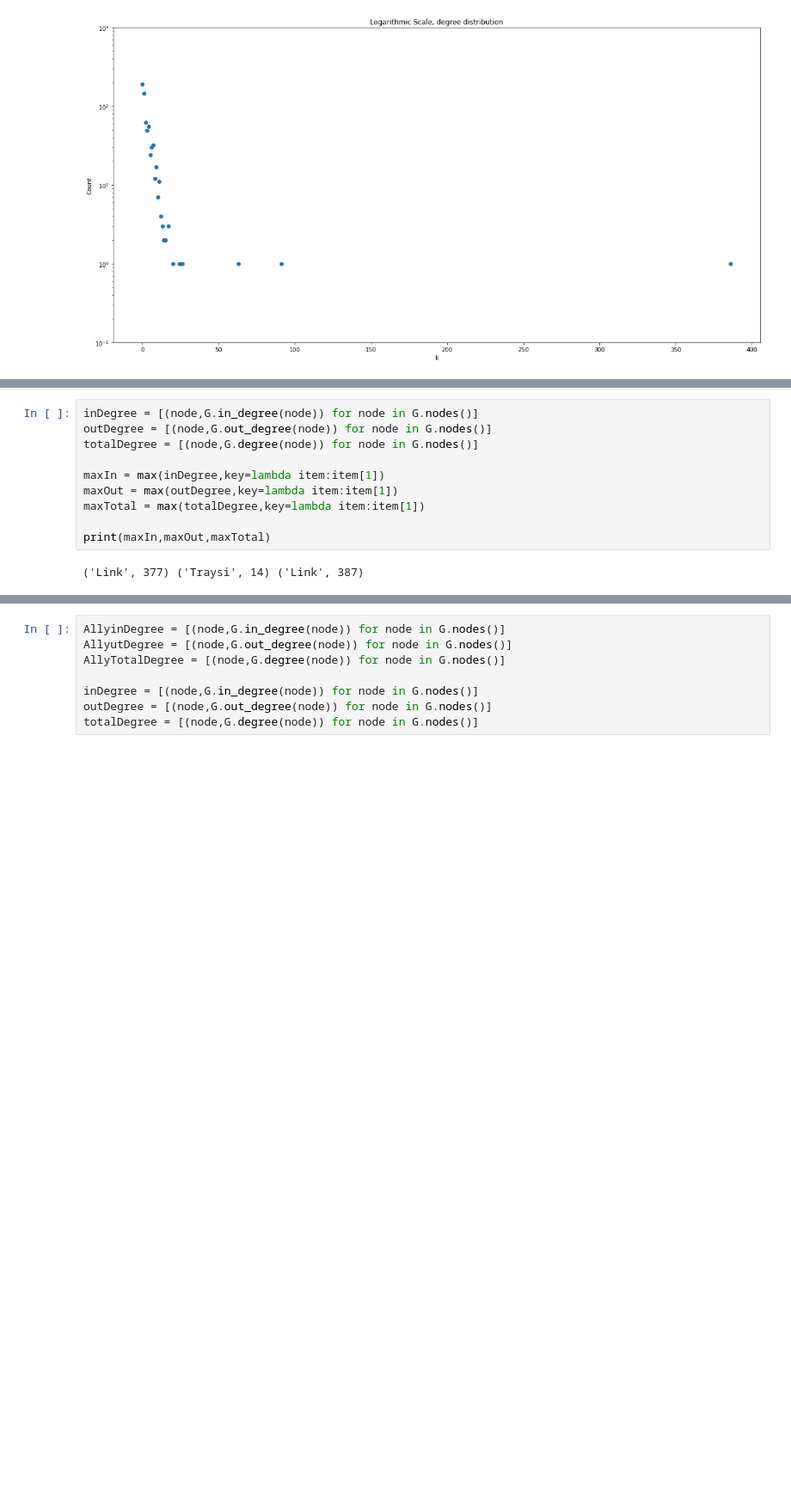
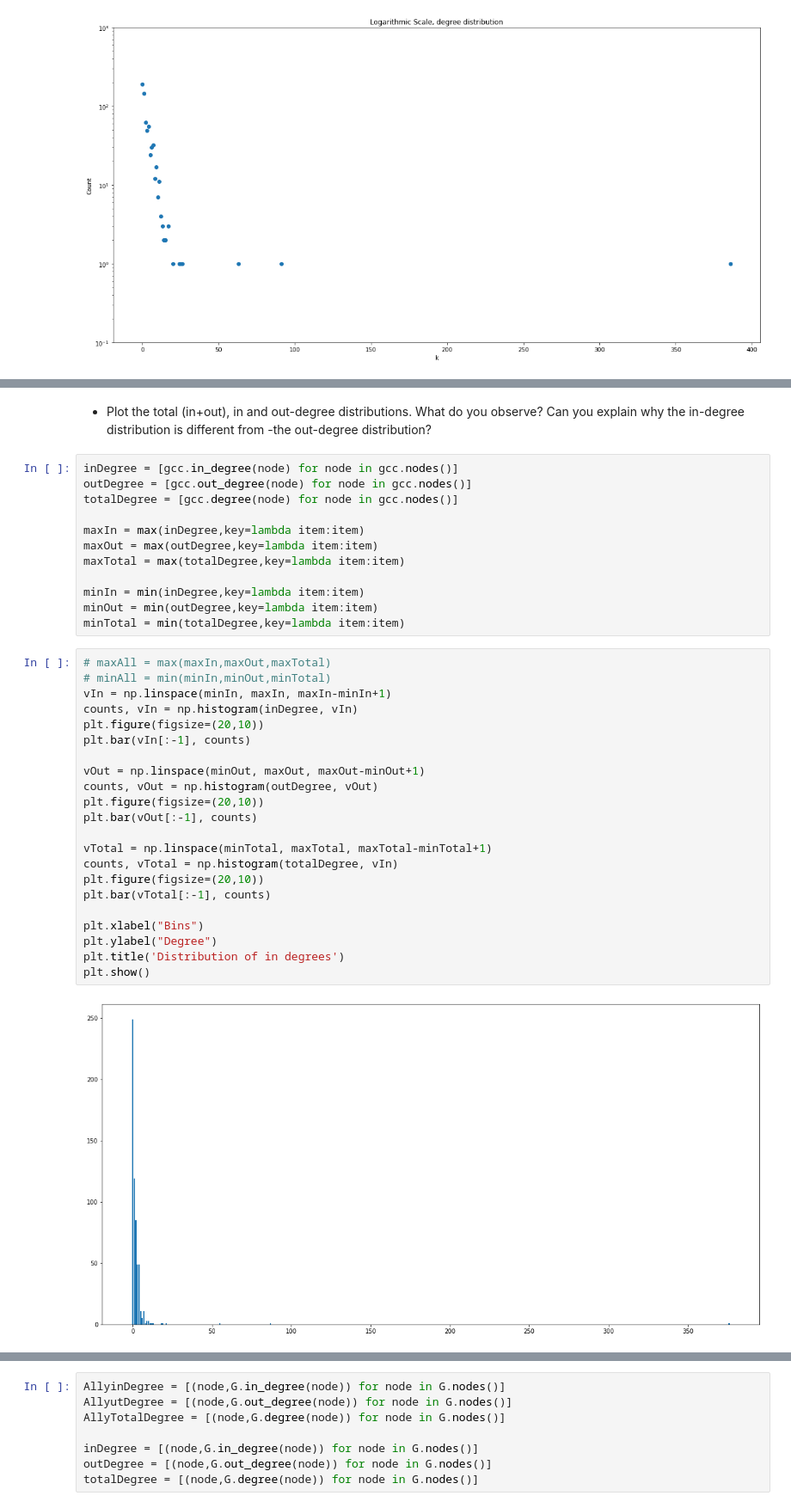
Before and after one commit to BerglindLilja/DataQueens, a Jupyter notebook: vika 4/botwNetwork.ipynb, the cells around one changed output, grey strips where cells are left out. Shown: that part at 86% size. Drawn from its saved outputs; the diff is of its cells as text; blank space fills up the shorter version.

```diff
--- a/vika 4/botwNetwork.ipynb
+++ b/vika 4/botwNetwork.ipynb
@@ -272,12 +271,38 @@ Average out degree:   2.2637
+# %% [markdown]
+- Plot the total (in+out), in and out-degree distributions. What do you observe? Can you explain why the in-degree distribution is different from -the out-degree distribution?
 # %%
-inDegree = [(node,G.in_degree(node)) for node in G.nodes()]
-outDegree = [(node,G.out_degree(node)) for node in G.nodes()]
-totalDegree = [(node,G.degree(node)) for node in G.nodes()]
+inDegree = [gcc.in_degree(node) for node in gcc.nodes()]
+outDegree = [gcc.out_degree(node) for node in gcc.nodes()]
+totalDegree = [gcc.degree(node) for node in gcc.nodes()]
 
-maxIn = max(inDegree,key=lambda item:item[1])
-maxOut = max(outDegree,key=lambda item:item[1])
-maxTotal = max(totalDegree,key=lambda item:item[1])
+maxIn = max(inDegree,key=lambda item:item)
+maxOut = max(outDegree,key=lambda item:item)
+maxTotal = max(totalDegree,key=lambda item:item)
 
-print(maxIn,maxOut,maxTotal)
+minIn = min(inDegree,key=lambda item:item)
+minOut = min(outDegree,key=lambda item:item)
+minTotal = min(totalDegree,key=lambda item:item)
-# %% [output]
-('Link', 377) ('Traysi', 14) ('Link', 387)
+# %%
+# maxAll = max(maxIn,maxOut,maxTotal)
+# minAll = min(minIn,minOut,minTotal)
+vIn = np.linspace(minIn, maxIn, maxIn-minIn+1)
+counts, vIn = np.histogram(inDegree, vIn)
+plt.figure(figsize=(20,10))
+plt.bar(vIn[:-1], counts)
+
+vOut = np.linspace(minOut, maxOut, maxOut-minOut+1)
+counts, vOut = np.histogram(outDegree, vOut)
+plt.figure(figsize=(20,10))
+plt.bar(vOut[:-1], counts)
+
+vTotal = np.linspace(minTotal, maxTotal, maxTotal-minTotal+1)
+counts, vTotal = np.histogram(totalDegree, vIn)
+plt.figure(figsize=(20,10))
+plt.bar(vTotal[:-1], counts)
+
+plt.xlabel("Bins")
+plt.ylabel("Degree")
+plt.title('Distribution of in degrees')
+plt.show()
+# %% [output]
+[figure, added]
```
Also changed, not shown: parts of 14 cells of this notebook.
